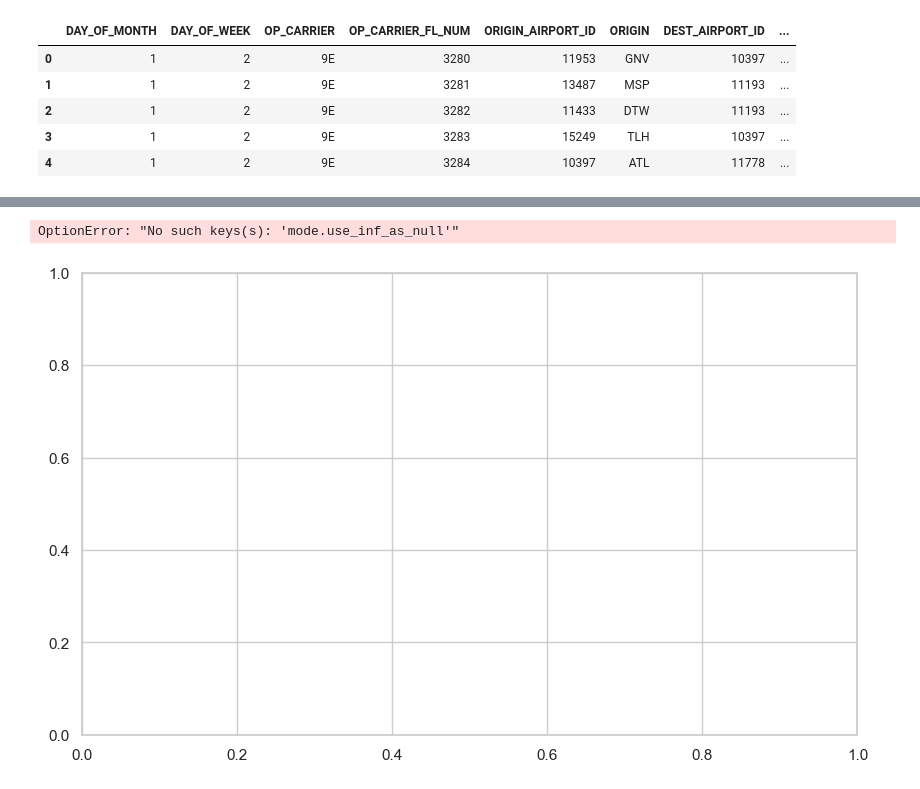
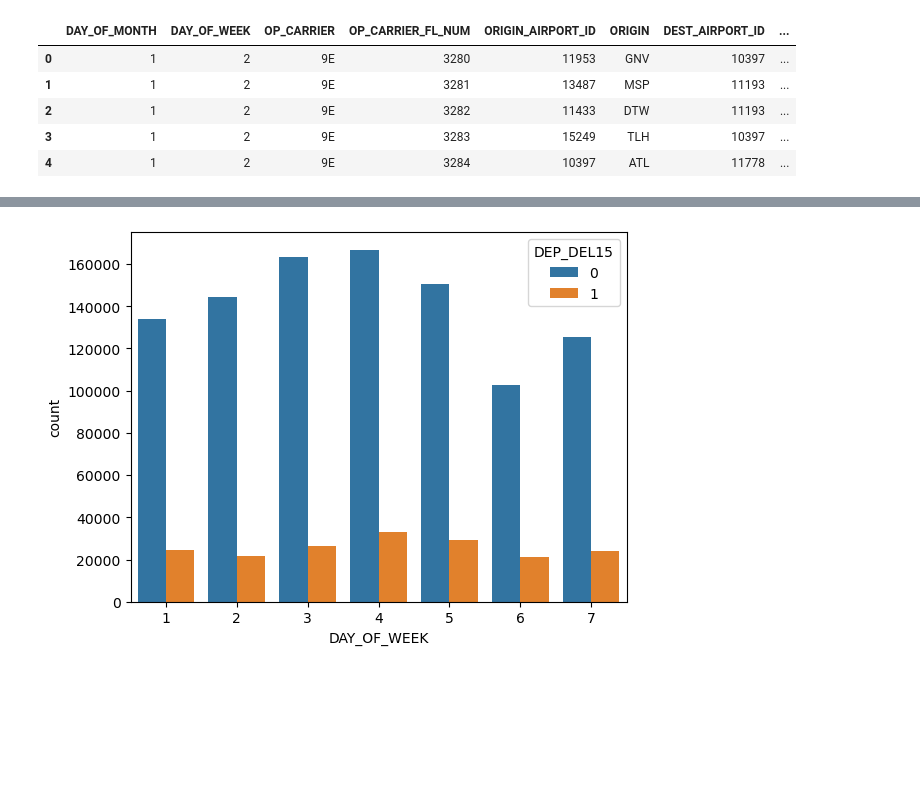
Before and after one commit to mezamateoj/Flight-Delay-Prediction, a Jupyter notebook: notebooks/EDA.ipynb, the cells around one changed output, grey strips where cells are left out. Cells and saved outputs as stored; diff of their text form; code cells hidden in the pictures; blank space fills up the shorter version.

```diff
--- a/notebooks/EDA.ipynb
+++ b/notebooks/EDA.ipynb
@@ -170,8 +284,0 @@ plt.show()
-# %%
-# Convert DEP_TIME to int then to string
-df['DEP_TIME'] = df['DEP_TIME'].astype(int).astype(str)
-
-df['Time'] = pd.to_datetime(df['itime'], format='%H%M').dt.time
-
-# Pad shorter times with leading zeroes and add a colon to get the HH:MM format
-# df['DEP_TIME'] = df['DEP_TIME'].str.zfill(4).str.slice(0, 2) + ':' + df['DEP_TIME'].str.slice(2, 4)
@@ -194,15 +285,4 @@ df
-# %%
-# List of numerical features to analyze
-numerical_features = ['DAY_OF_MONTH', 'DAY_OF_WEEK', 'DISTANCE']
-
-# For each feature, create a separate histogram
-for feature in numerical_features:
-    plt.figure(figsize=(10, 6))
-    sns.histplot(df[feature], kde=True)
-    plt.title('Distribution of ' + feature, fontsize=15)
-    plt.xlabel(feature)
-    plt.ylabel('Frequency')
-    plt.show()
-# %% [output]
-OptionError: "No such keys(s): 'mode.use_inf_as_null'"
-[figure, removed]
+# %%
+ax = sns.countplot(x = 'DAY_OF_WEEK', data = df, hue = 'DEP_DEL15');
+# %% [output]
+[figure, added]
```
Also changed, not shown: parts of 12 cells of this notebook, 4 other files.
